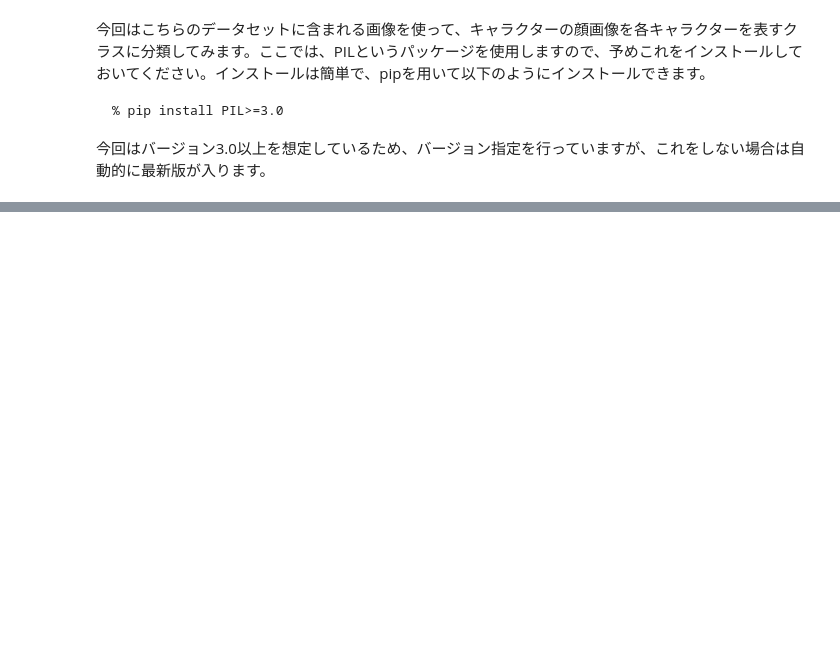
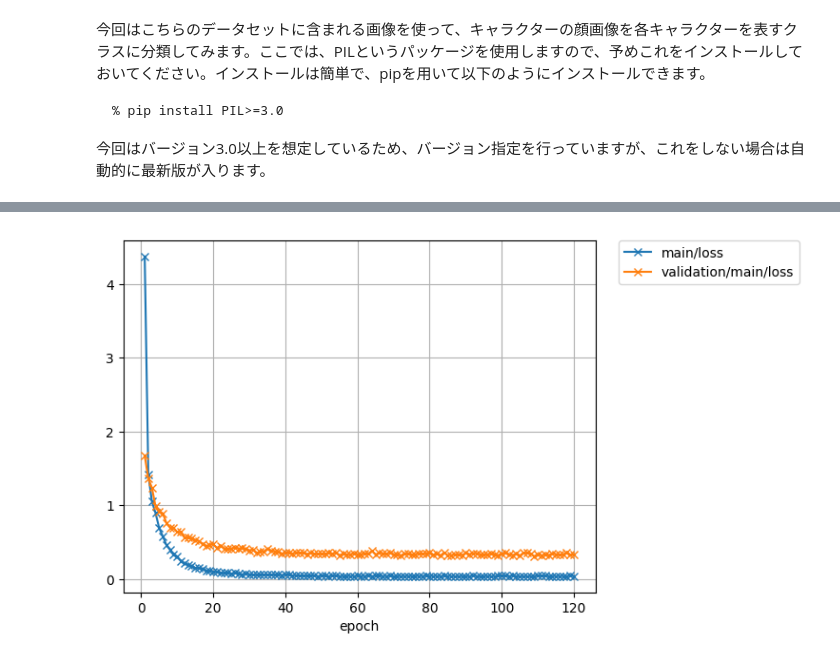
Before and after one commit to mitmul/chainer-handson, a Jupyter notebook: 5-Write-new-dataset-class_ja.ipynb, the cells around one changed output, grey strips where cells are left out. Drawn from its saved outputs; the diff is of its cells as text; code cells hidden in the pictures; blank space fills up the shorter version.

```diff
--- a/5-Write-new-dataset-class_ja.ipynb
+++ b/5-Write-new-dataset-class_ja.ipynb
@@ -227,0 +326,5 @@ len(a)
+# %%
+from IPython.display import Image
+Image(filename='AnimeFace-result/loss.png')
+# %% [output]
+[figure, added]
```
Also changed, not shown: parts of 17 cells of this notebook, 3 other files.
